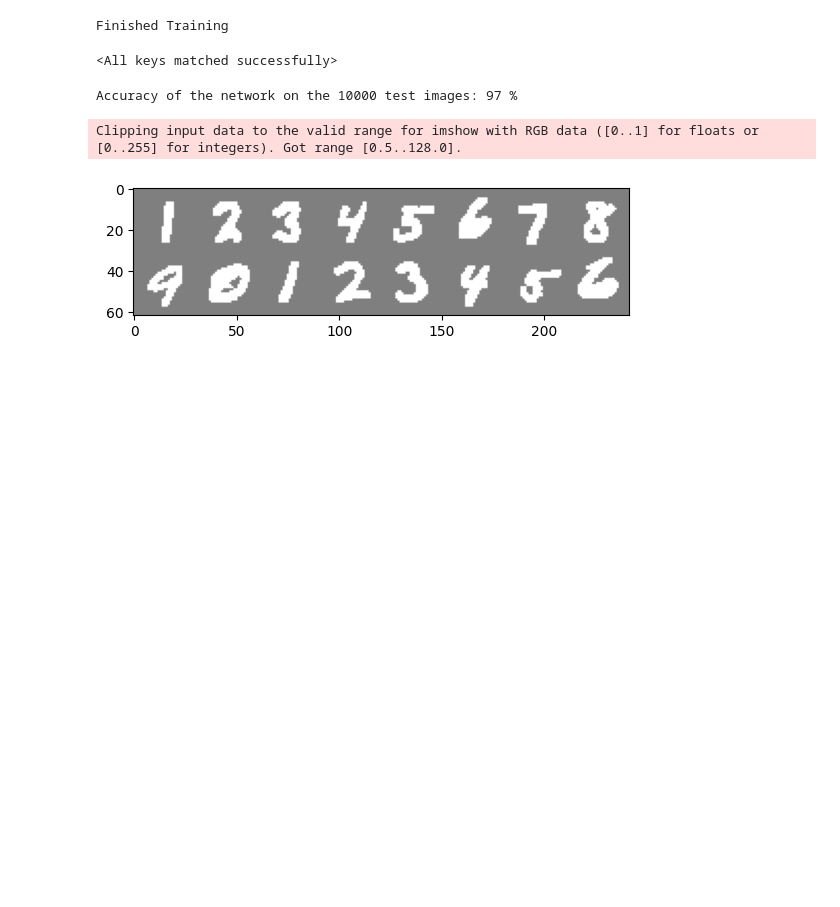
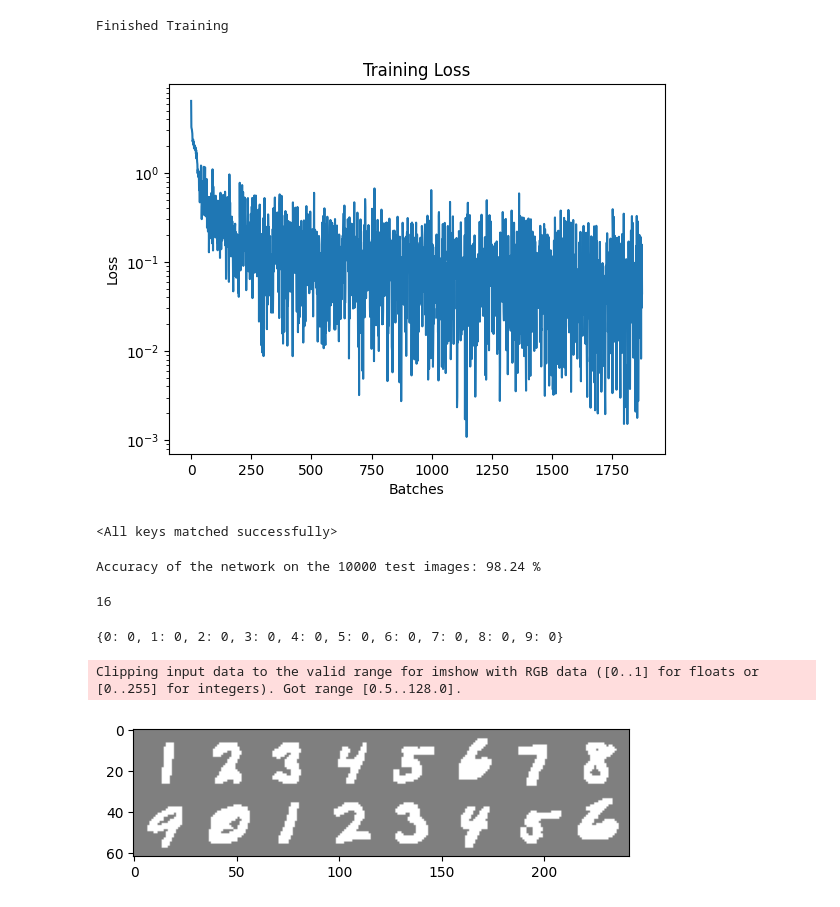
Before and after one commit to suubek/ImagetoNumber, a Jupyter notebook: testing_nb.ipynb, the cells around one changed output. Drawn from its saved outputs; the diff is of its cells as text; code cells hidden in the pictures; blank space fills up the shorter version.

```diff
--- a/testing_nb.ipynb
+++ b/testing_nb.ipynb
@@ -87,3 +52,3 @@ class MyDataset(Dataset):
 # %%
-train_dataset = MyDataset(x_train, y_train)
-test_dataset = MyDataset(x_test, y_test)
+train_dataset = process_dataset.MyDataset(x_train, y_train)
+test_dataset = process_dataset.MyDataset(x_test, y_test)
@@ -111,6 +55,6 @@ print(x_train[0])
 # %%
 batch_size = 32
-train_dataloader = DataLoader(train_dataset, batch_size=batch_size)
+train_dataloader = DataLoader(train_dataset, batch_size=batch_size, shuffle=True)
 test_dataloader = DataLoader(test_dataset, batch_size=batch_size)
 # %%
 import torch.optim as optim
@@ -121,6 +65,7 @@ optimizer = optim.SGD(net.parameters(), lr=0.001, momentum=0.9)
 for epoch in range(1):  # loop over the dataset multiple times
 
     running_loss = 0.0
+    losses = []
     for i, data in enumerate(train_dataloader, 0):
         # get the inputs; data is a list of [inputs, labels]
         inputs, labels = data
@@ -135,10 +80,12 @@ for epoch in range(1):  # loop over the dataset multiple times
         optimizer.step()
 
         # print statistics
-        running_loss += loss.item()
-        if i % 2000 == 1999:    # print every 2000 mini-batches
-            print(f'[{epoch + 1}, {i + 1:5d}] loss: {running_loss / 2000:.3f}')
-            running_loss = 0.0
+        # running_loss += loss.item()
+        # if (i+1) % 25 == 0:    # print every 2000 mini-batches
+        #     print(f'[{epoch + 1}, {i + 1:5d}] loss: {running_loss / 25:.3f}')
+        #     running_loss = 0.0
+
+        losses.append(loss.item())
 
 print('Finished Training')
 # %% [output]
@@ -146,6 +93,15 @@ Finished Training
 # %%
 PATH = './cifar_net.pth'
 torch.save(net.state_dict(), PATH)
+# %%
+plt.plot(losses)
+plt.xlabel('Batches')
+plt.ylabel('Loss')
+plt.title('Training Loss')
+plt.yscale('log')
+plt.show()
+# %% [output]
+[figure, added]
 # %%
 dataiter = iter(train_dataloader)
 images, labels = next(dataiter)
@@ -159,6 +115,7 @@ outputs = net(images)
 # %%
 correct = 0
 total = 0
+
 # since we're not training, we don't need to calculate the gradients for our outputs
 with torch.no_grad():
     for data in test_dataloader:
@@ -170,9 +127,19 @@ with torch.no_grad():
         total += labels.size(0)
         correct += (predicted == labels).sum().item()
 
-print(f'Accuracy of the network on the 10000 test images: {100 * correct // total} %')
+print(f'Accuracy of the network on the 10000 test images: {100 * correct / total} %')
 # %% [output]
-Accuracy of the network on the 10000 test images: 97 %
+Accuracy of the network on the 10000 test images: 98.24 %
+# %%
+incorrect_count = dict.fromkeys(set_data, 0)
+print(len(labels))
+for i in range(len(labels)):
+    if labels[i] != predicted[i]:
+        incorrect_count[labels[i]] += 1
+incorrect_count
+# %% [output]
+16
+{0: 0, 1: 0, 2: 0, 3: 0, 4: 0, 5: 0, 6: 0, 7: 0, 8: 0, 9: 0}
 # %%
 import matplotlib.pyplot as plt
 import numpy as np
```
Also changed, not shown: parts of 11 cells of this notebook.
